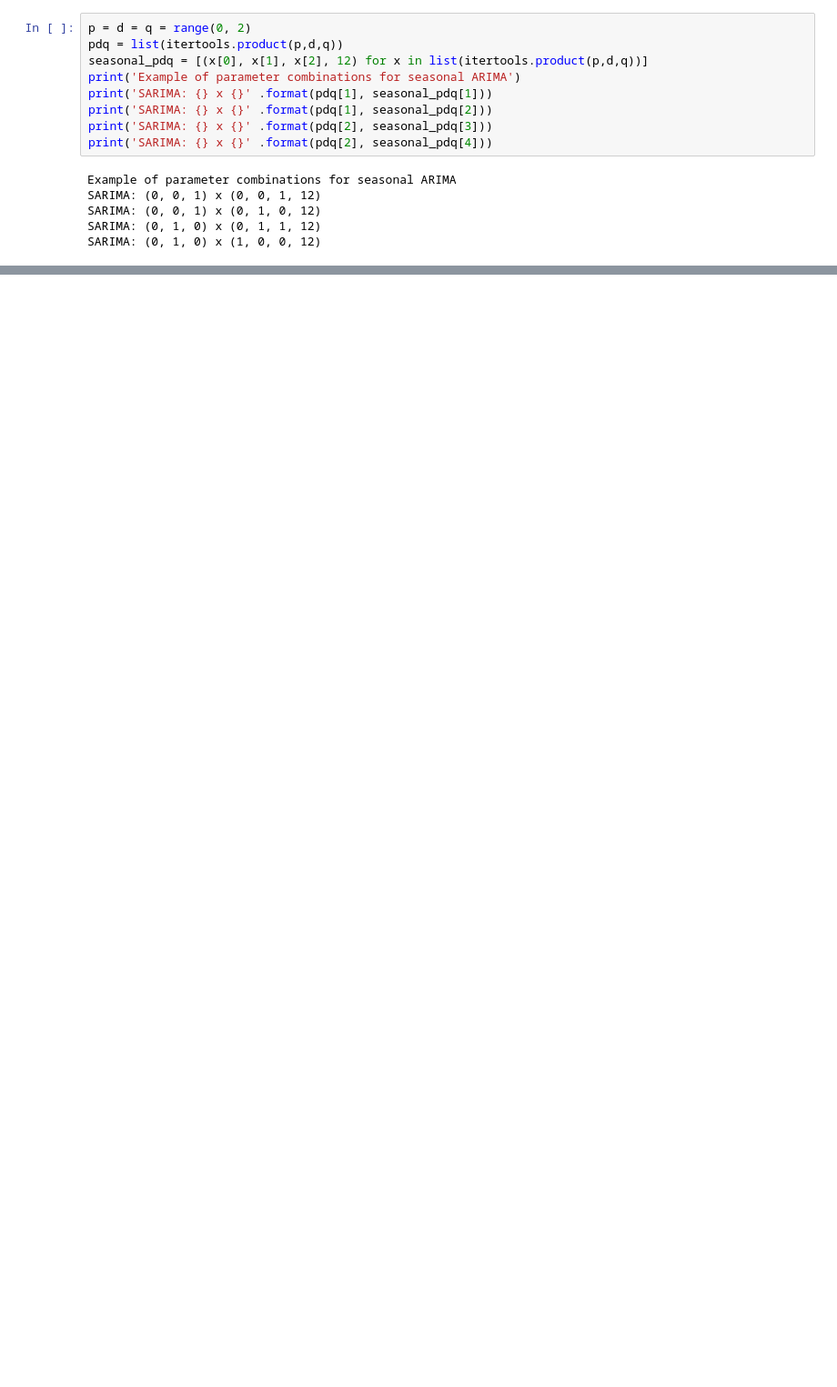
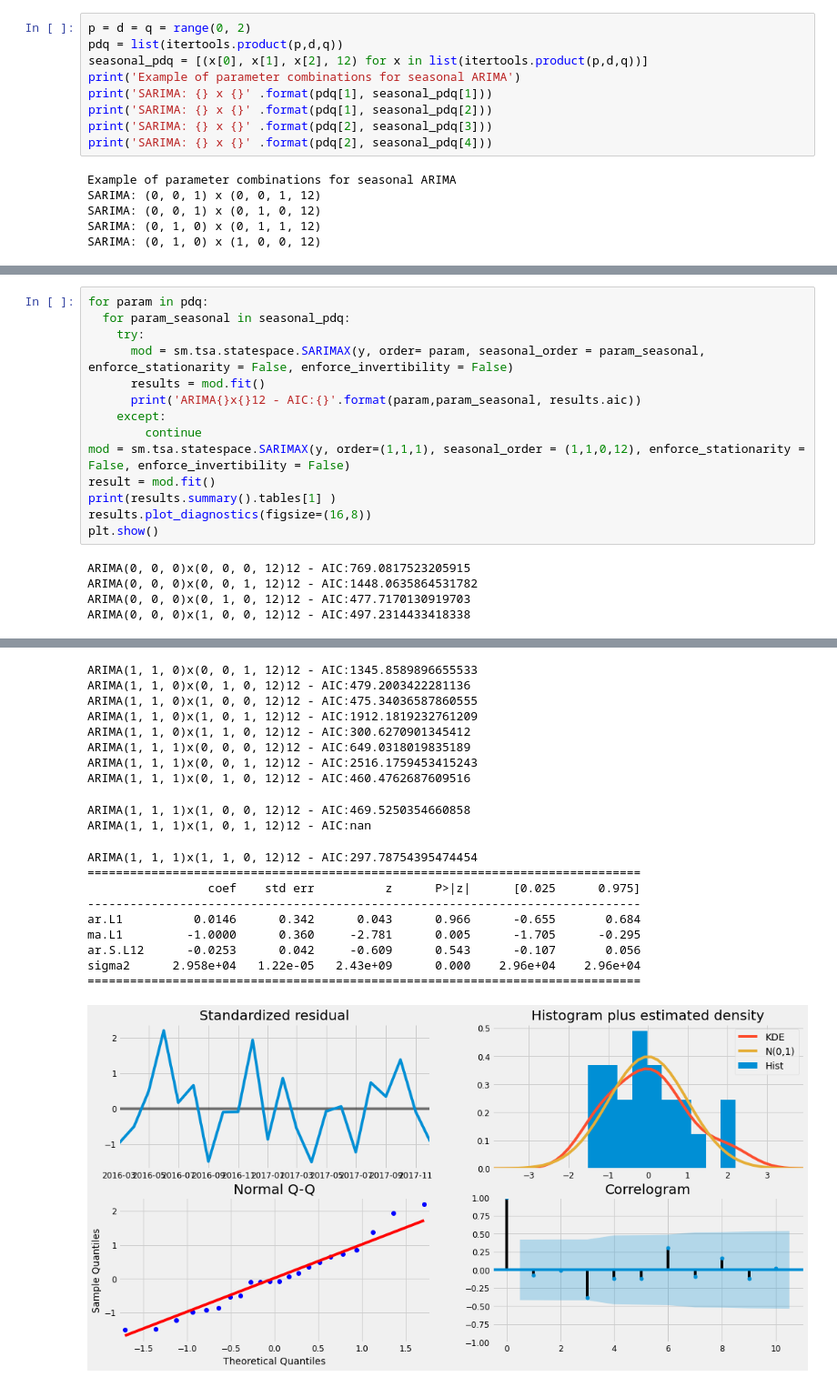
Before and after one commit to KritikaSati/Forecasting-Model, a Jupyter notebook: ForecastModel.ipynb, the cells around one changed output, grey strips where cells are left out. Shown: that part at 91% size. Saved outputs shown, nothing was run; the diff lists cells and outputs as text; blank space fills up the shorter version.

```diff
--- a/ForecastModel.ipynb
+++ b/ForecastModel.ipynb
@@ -127,0 +132,19 @@ SARIMA: (0, 1, 0) x (1, 0, 0, 12)
+# %%
+for param in pdq:
+  for param_seasonal in seasonal_pdq:
+    try:
+      mod = sm.tsa.statespace.SARIMAX(y, order= param, seasonal_order = param_seasonal, enforce_stationarity = False, enforce_invertibility = False)
+      results = mod.fit()
+      print('ARIMA{}x{}12 - AIC:{}'.format(param,param_seasonal, results.aic))
+    except:
+        continue
+mod = sm.tsa.statespace.SARIMAX(y, order=(1,1,1), seasonal_order = (1,1,0,12), enforce_stationarity = False, enforce_invertibility = False)
+result = mod.fit()
+print(results.summary().tables[1] )
+results.plot_diagnostics(figsize=(16,8))
+plt.show()
+# %% [output]
+ARIMA(0, 0, 0)x(0, 0, 0, 12)12 - AIC:769.0817523205915
+ARIMA(0, 0, 0)x(0, 0, 1, 12)12 - AIC:1448.0635864531782
+ARIMA(0, 0, 0)x(0, 1, 0, 12)12 - AIC:477.7170130919703
+ARIMA(0, 0, 0)x(1, 0, 0, 12)12 - AIC:497.2314433418338
@@ -127,0 +184,20 @@ SARIMA: (0, 1, 0) x (1, 0, 0, 12)
+ARIMA(1, 1, 0)x(0, 0, 1, 12)12 - AIC:1345.8589896655533
+ARIMA(1, 1, 0)x(0, 1, 0, 12)12 - AIC:479.2003422281136
+ARIMA(1, 1, 0)x(1, 0, 0, 12)12 - AIC:475.34036587860555
+ARIMA(1, 1, 0)x(1, 0, 1, 12)12 - AIC:1912.1819232761209
+ARIMA(1, 1, 0)x(1, 1, 0, 12)12 - AIC:300.6270901345412
+ARIMA(1, 1, 1)x(0, 0, 0, 12)12 - AIC:649.0318019835189
+ARIMA(1, 1, 1)x(0, 0, 1, 12)12 - AIC:2516.1759453415243
+ARIMA(1, 1, 1)x(0, 1, 0, 12)12 - AIC:460.4762687609516
+ARIMA(1, 1, 1)x(1, 0, 0, 12)12 - AIC:469.5250354660858
+ARIMA(1, 1, 1)x(1, 0, 1, 12)12 - AIC:nan
+ARIMA(1, 1, 1)x(1, 1, 0, 12)12 - AIC:297.78754395474454
+==============================================================================
+                 coef    std err          z      P>|z|      [0.025      0.975]
+------------------------------------------------------------------------------
+ar.L1          0.0146      0.342      0.043      0.966      -0.655       0.684
+ma.L1         -1.0000      0.360     -2.781      0.005      -1.705      -0.295
+ar.S.L12      -0.0253      0.042     -0.609      0.543      -0.107       0.056
+sigma2      2.958e+04   1.22e-05   2.43e+09      0.000    2.96e+04    2.96e+04
+==============================================================================
+[figure, added]
```
Also changed, not shown: parts of 5 cells of this notebook.
